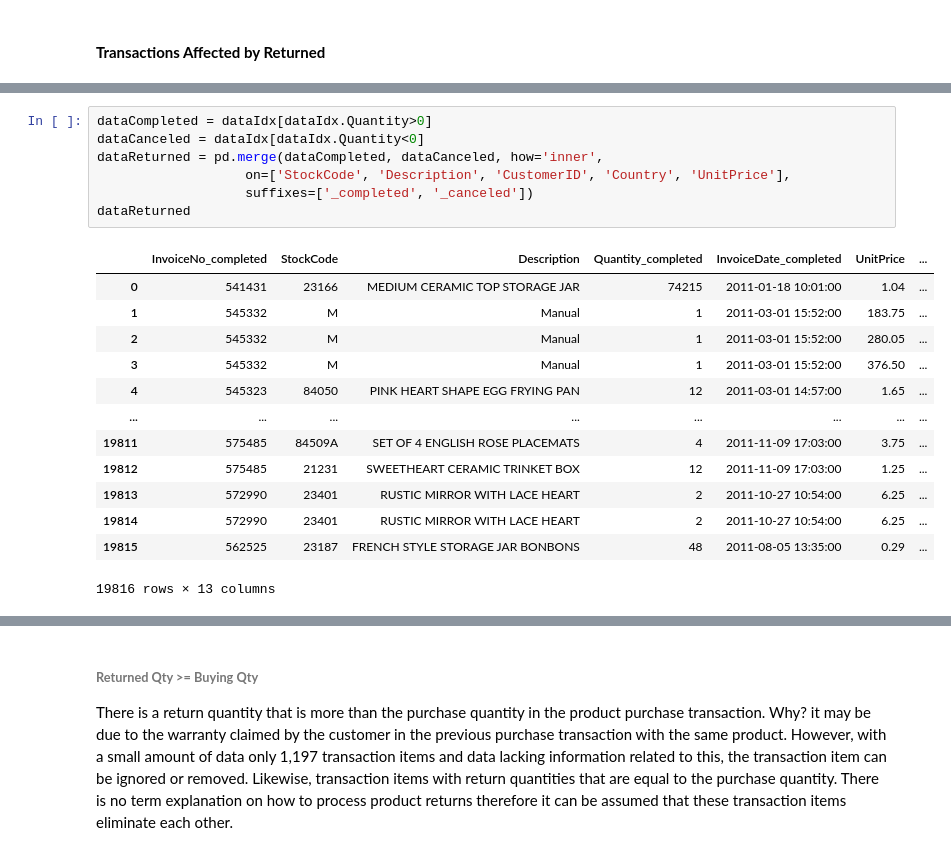
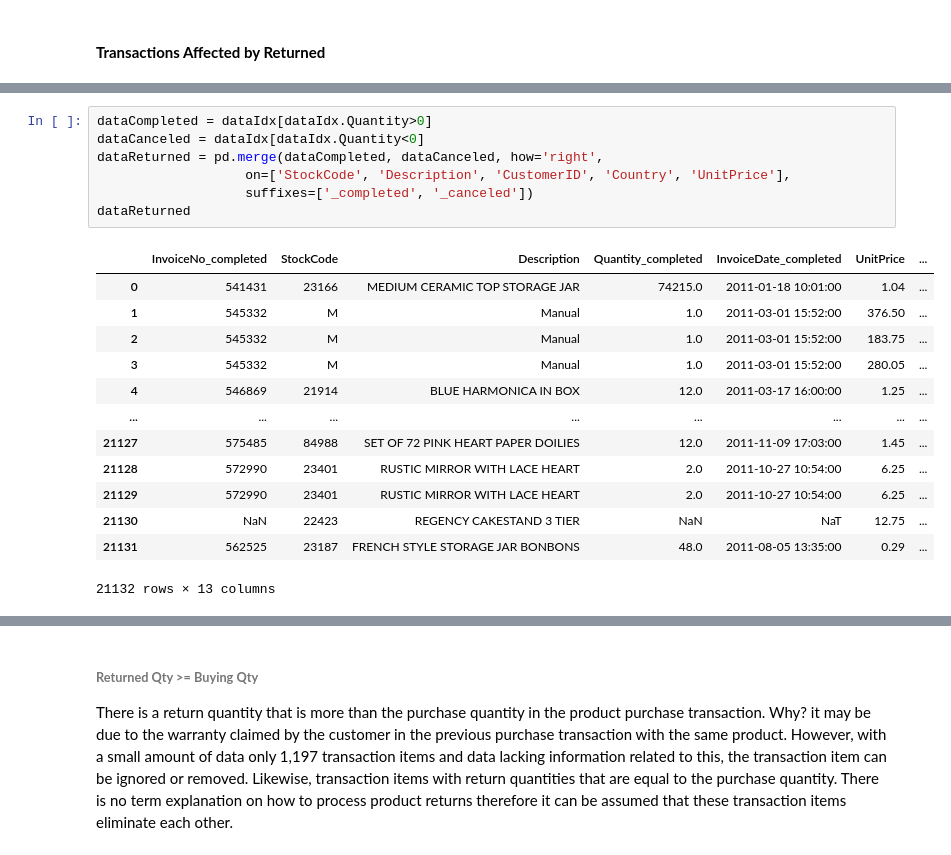
Before and after one commit to mrazakqq/Customer-Segmentation-Online-Retail, a Jupyter notebook: customer-segmentation-online-retail.ipynb, the cells around one changed output, grey strips where cells are left out. Cells and saved outputs as stored; diff of their text form.

```diff
--- a/customer-segmentation-online-retail.ipynb
+++ b/customer-segmentation-online-retail.ipynb
@@ -510,21 +510,21 @@ dataIdx
 # %%
 dataCompleted = dataIdx[dataIdx.Quantity>0]
 dataCanceled = dataIdx[dataIdx.Quantity<0]
-dataReturned = pd.merge(dataCompleted, dataCanceled, how='inner',
+dataReturned = pd.merge(dataCompleted, dataCanceled, how='right',
                    on=['StockCode', 'Description', 'CustomerID', 'Country', 'UnitPrice'],
                    suffixes=['_completed', '_canceled'])
 dataReturned
 # %% [output]
 |  | InvoiceNo_completed | StockCode | Description | Quantity_completed | InvoiceDate_completed | UnitPrice | ... |
-| 0 | 541431 | 23166 | MEDIUM CERAMIC TOP STORAGE JAR | 74215 | 2011-01-18 10:01:00 | 1.04 | ... |
-| 1 | 545332 | M | Manual | 1 | 2011-03-01 15:52:00 | 183.75 | ... |
-| 2 | 545332 | M | Manual | 1 | 2011-03-01 15:52:00 | 280.05 | ... |
-| 3 | 545332 | M | Manual | 1 | 2011-03-01 15:52:00 | 376.50 | ... |
-| 4 | 545323 | 84050 | PINK HEART SHAPE EGG FRYING PAN | 12 | 2011-03-01 14:57:00 | 1.65 | ... |
+| 0 | 541431 | 23166 | MEDIUM CERAMIC TOP STORAGE JAR | 74215.0 | 2011-01-18 10:01:00 | 1.04 | ... |
+| 1 | 545332 | M | Manual | 1.0 | 2011-03-01 15:52:00 | 376.50 | ... |
+| 2 | 545332 | M | Manual | 1.0 | 2011-03-01 15:52:00 | 183.75 | ... |
+| 3 | 545332 | M | Manual | 1.0 | 2011-03-01 15:52:00 | 280.05 | ... |
+| 4 | 546869 | 21914 | BLUE HARMONICA IN BOX | 12.0 | 2011-03-17 16:00:00 | 1.25 | ... |
 | ... | ... | ... | ... | ... | ... | ... | ... |
-| 19811 | 575485 | 84509A | SET OF 4 ENGLISH ROSE PLACEMATS | 4 | 2011-11-09 17:03:00 | 3.75 | ... |
-| 19812 | 575485 | 21231 | SWEETHEART CERAMIC TRINKET BOX | 12 | 2011-11-09 17:03:00 | 1.25 | ... |
-| 19813 | 572990 | 23401 | RUSTIC MIRROR WITH LACE HEART | 2 | 2011-10-27 10:54:00 | 6.25 | ... |
-| 19814 | 572990 | 23401 | RUSTIC MIRROR WITH LACE HEART | 2 | 2011-10-27 10:54:00 | 6.25 | ... |
-| 19815 | 562525 | 23187 | FRENCH STYLE STORAGE JAR BONBONS | 48 | 2011-08-05 13:35:00 | 0.29 | ... |
+| 21127 | 575485 | 84988 | SET OF 72 PINK HEART PAPER DOILIES | 12.0 | 2011-11-09 17:03:00 | 1.45 | ... |
+| 21128 | 572990 | 23401 | RUSTIC MIRROR WITH LACE HEART | 2.0 | 2011-10-27 10:54:00 | 6.25 | ... |
+| 21129 | 572990 | 23401 | RUSTIC MIRROR WITH LACE HEART | 2.0 | 2011-10-27 10:54:00 | 6.25 | ... |
+| 21130 | NaN | 22423 | REGENCY CAKESTAND 3 TIER | NaN | NaT | 12.75 | ... |
+| 21131 | 562525 | 23187 | FRENCH STYLE STORAGE JAR BONBONS | 48.0 | 2011-08-05 13:35:00 | 0.29 | ... |
-19816 rows × 13 columns
+21132 rows × 13 columns
```
Also changed, not shown: parts of 14 cells of this notebook.
